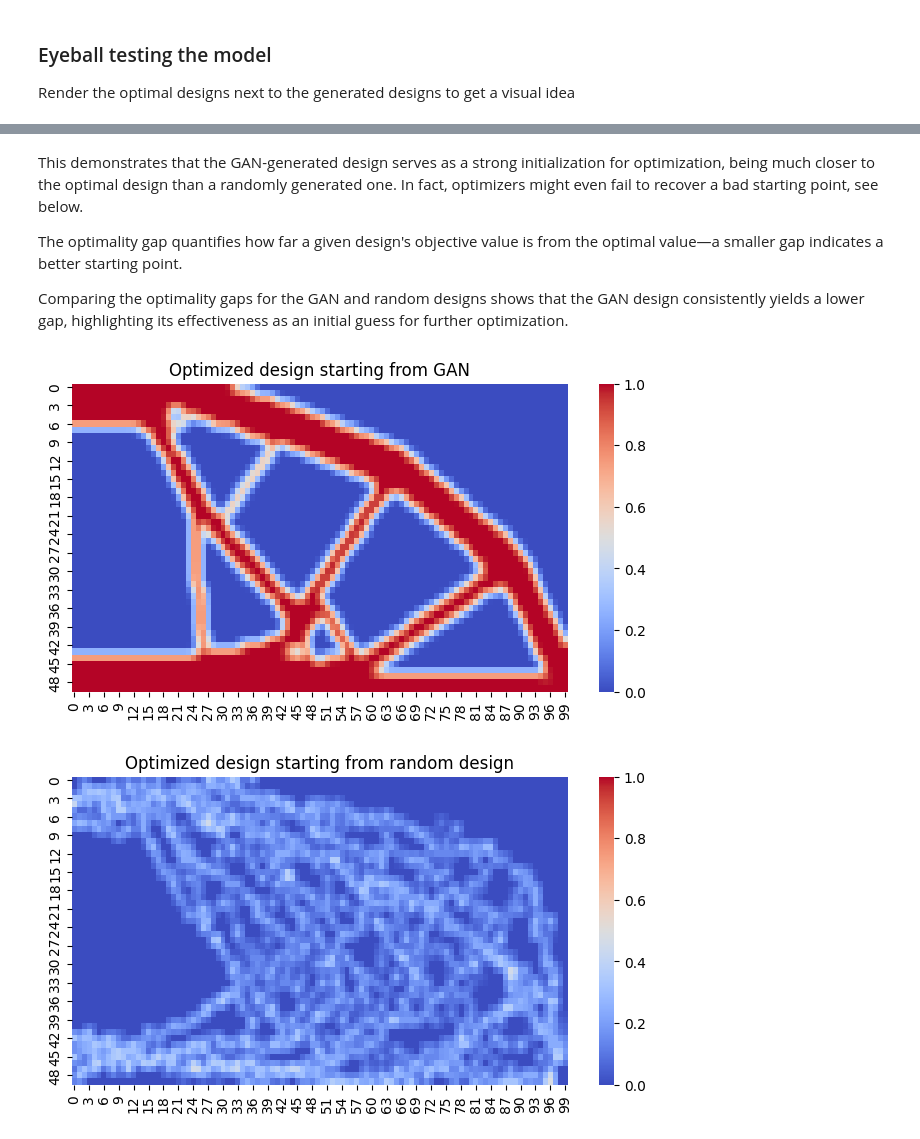
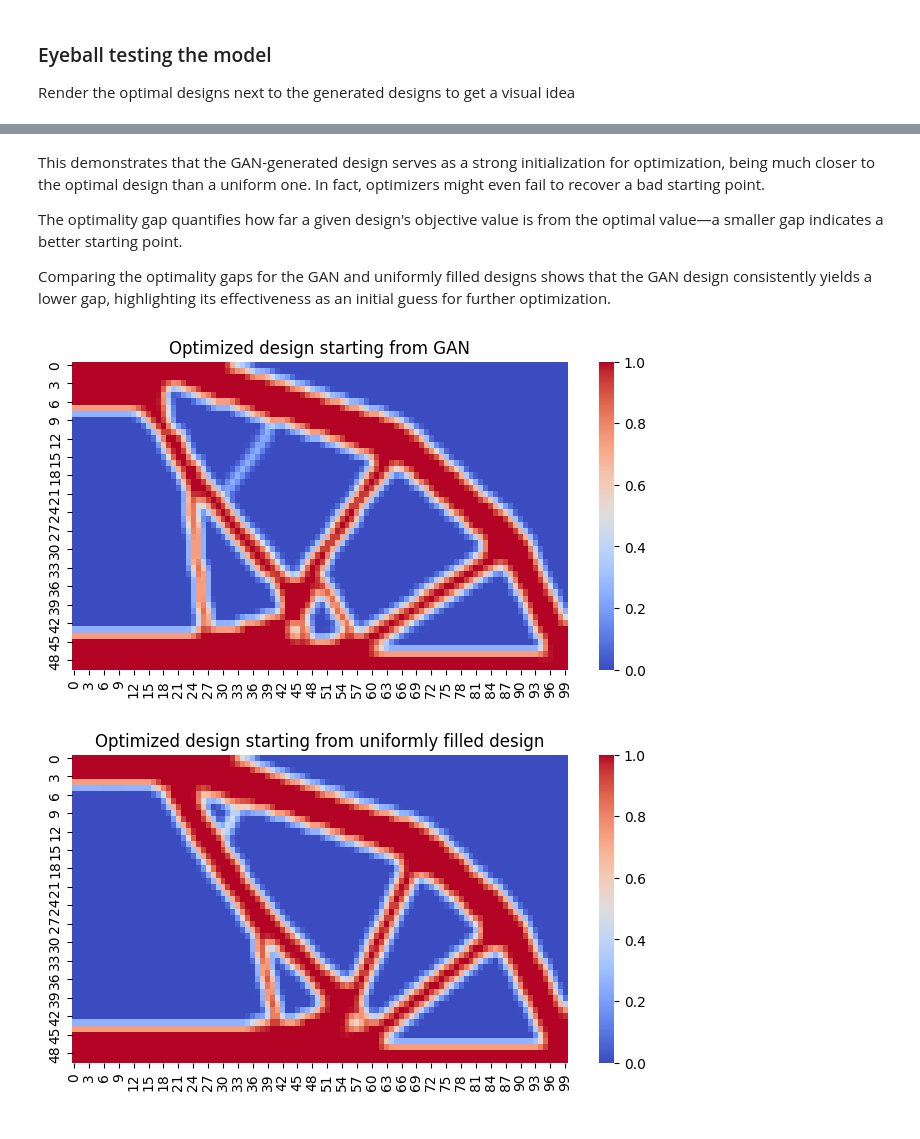
Before and after one commit to Psych17101/EngiOpt, a Jupyter notebook: example_easy_model.ipynb, the cells around one changed output, grey strips where cells are left out. Cells and saved outputs as stored; diff of their text form; code cells hidden in the pictures.

```diff
--- a/example_easy_model.ipynb
+++ b/example_easy_model.ipynb
@@ -155,7 +179,10 @@ conditions_tensor = th.tensor([list(c.values()) for c in conditions], device=dev
 conditions_tensor = conditions_tensor.unsqueeze(-1).unsqueeze(-1)  # Reshape to match the expected input shape for the model
 
 # Sample noise as generator input
-z = th.randn((n_samples, run.config["latent_dim"], 1, 1), device=device, dtype=th.float)
+if use_wandb:
+    z = th.randn((n_samples, run.config["latent_dim"], 1, 1), device=device, dtype=th.float)
+else:
+    z = th.randn((n_samples, 32, 1, 1), device=device, dtype=th.float)
 
 # Generate a batch of designs
 gen_designs = model(z, conditions_tensor)
@@ -242,20 +269,19 @@ opt_history = opt_histories[design_nb]
 conditions_nb = conditions[design_nb]  # these are the conditions that were used to generate the design
 volfrac = conditions_nb["volfrac"]
 
-# let's generate a random design with the desired volume fraction
+# let's generate a design with the desired volume fraction
 design_shape = problem.design_space.shape
-# generate the design with shape design_shape with random values between 0 and 1 with probability volfrac
-rng = np.random.default_rng(42)
-design = rng.random(design_shape) < volfrac
+# generate the design with shape design_shape uniformly filled with the desired volume fraction
+design = np.ones(design_shape) * volfrac
 
-# let's optimize the random design
-opt_design_random, opt_history_random = problem.optimize(design, config=conditions_nb)
+# let's optimize the design
+opt_design_uniform, opt_history_uniform = problem.optimize(design, config=conditions_nb)
 
-obj_values_random = [optistep.obj_values[0] for optistep in opt_history_random]
+obj_values_uniform = [optistep.obj_values[0] for optistep in opt_history_uniform]
 obj_values_gen = [optistep.obj_values[0] for optistep in opt_history]
 
 # let's plot both optimization histories
-plt.plot(obj_values_random, label="Random design")
+plt.plot(obj_values_uniform, label="Uniformly filled design")
 plt.plot(obj_values_gen, label="GAN design")
 plt.xlabel("Optimization iteration")
 plt.ylabel("Objective value")
@@ -268,19 +294,19 @@ plt.show()
 # %% [markdown]
-This demonstrates that the GAN-generated design serves as a strong initialization for optimization, being much closer to the optimal design than a randomly generated one. In fact, optimizers might even fail to recover a bad starting point, see below.
+This demonstrates that the GAN-generated design serves as a strong initialization for optimization, being much closer to the optimal design than a uniform one. In fact, optimizers might even fail to recover a bad starting point.
 
 The optimality gap quantifies how far a given design's objective value is from the optimal value—a smaller gap indicates a better starting point.
 
-Comparing the optimality gaps for the GAN and random designs shows that the GAN design consistently yields a lower gap, highlighting its effectiveness as an initial guess for further optimization.
+Comparing the optimality gaps for the GAN and uniformly filled designs shows that the GAN design consistently yields a lower gap, highlighting its effectiveness as an initial guess for further optimization.
 # %%
 # finally let's have a look at the optimized designs
 opt_gans = opt_designs[design_nb]
 
 fig, ax = problem.render(opt_gans)
-fig2, ax2 = problem.render(opt_design_random)
+fig2, ax2 = problem.render(opt_design_uniform)
 ax.set_title("Optimized design starting from GAN")
-ax2.set_title("Optimized design starting from random design")
+ax2.set_title("Optimized design starting from uniformly filled design")
 
 plt.show()
 # %% [output]
-[figure, old version]
+[figure, new version]
-[figure, old version]
+[figure, new version]
```
Also changed, not shown: parts of 12 cells of this notebook.
